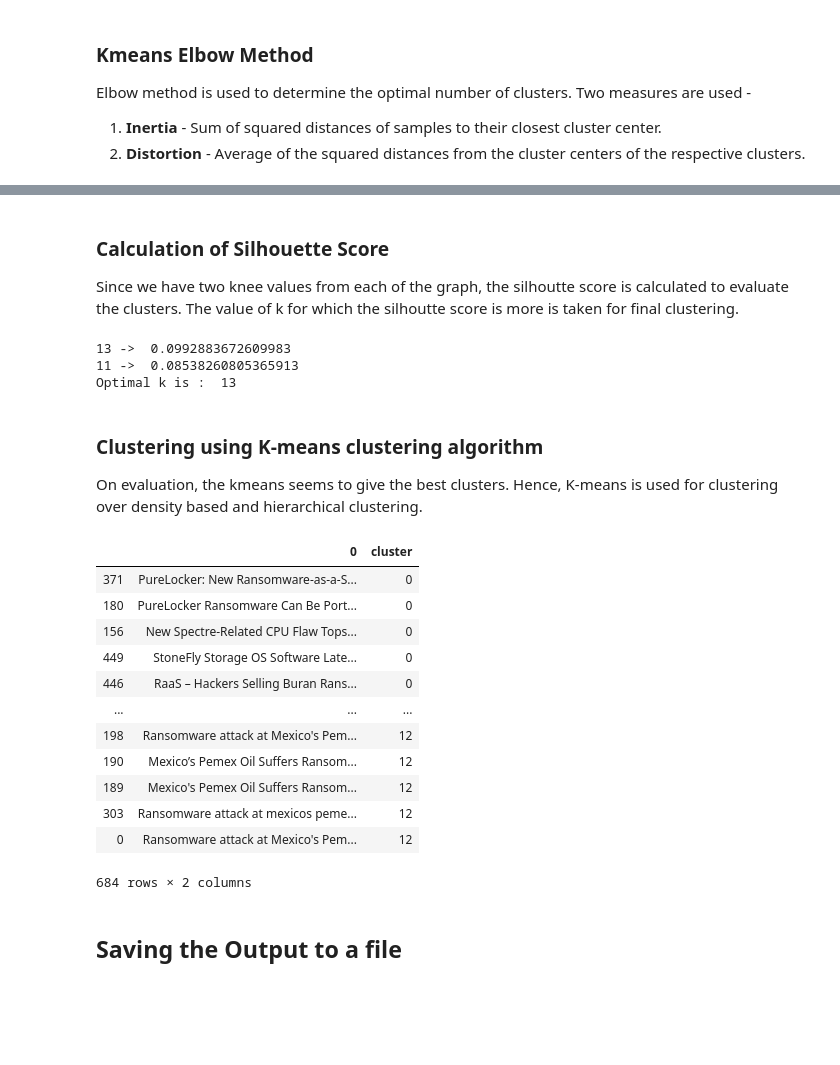
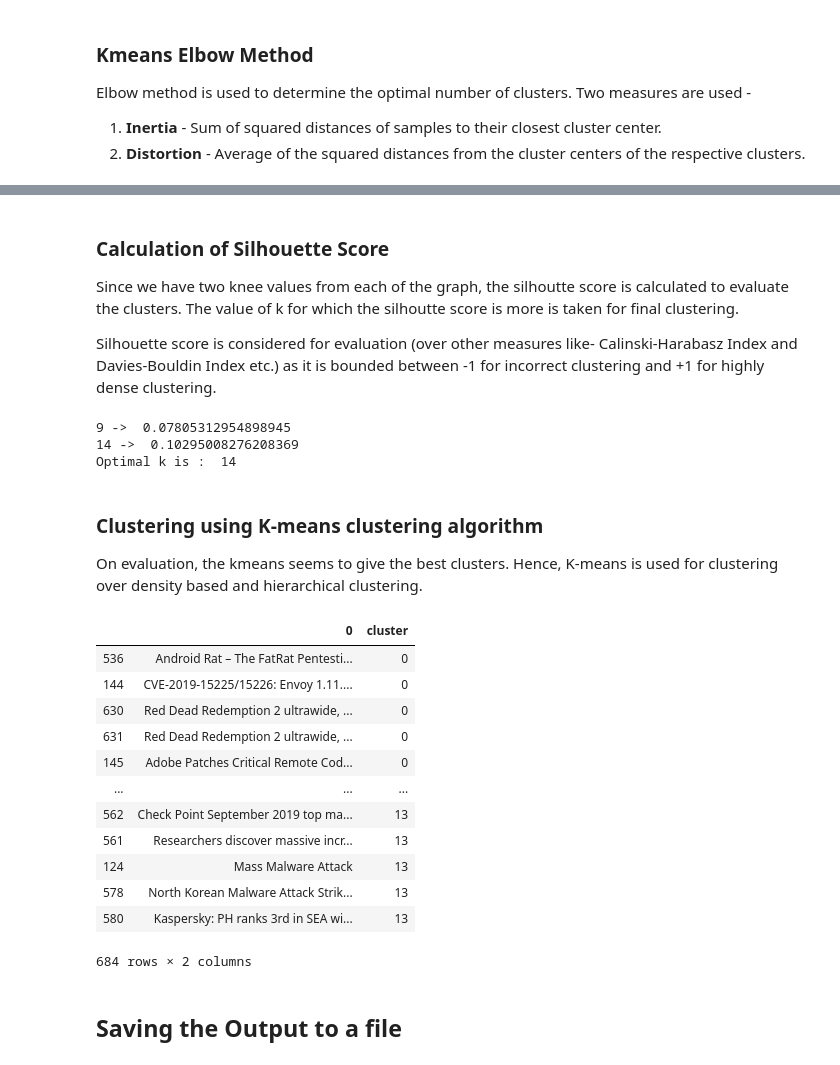
Before and after one commit to sourishsarmah/text_clustering, a Jupyter notebook: Text Clustering.ipynb, the cells around one changed output, grey strips where cells are left out. Saved outputs shown, nothing was run; the diff lists cells and outputs as text; code cells hidden in the pictures; blank space fills up the shorter version.

```diff
--- a/Text Clustering.ipynb
+++ b/Text Clustering.ipynb
@@ -140,3 +142,11 @@ From the above dendrogram, we can intuitively say that the minimum number of clu
+# %%
+import math
+
+# intuitively determined from dentrogram
+min_cluster = 4
+
+# calculate the maximum number of clusters using a general formula
+max_cluster = round(math.sqrt(len(df)/2))
 # %% [markdown]
 ## Clustering
 # %% [markdown]
@@ -150,15 +160,11 @@ from sklearn.cluster import KMeans
 import numpy as np
 from scipy.spatial.distance import cdist
 from kneed import KneeLocator
-import math
-
-# calculate the maximum number of clusters using a general formula
-max_cluster = round(math.sqrt(len(df)/2))
 
 sse = {}
 distortions = {}
 
-for k in range(5, max_cluster):
+for k in range(min_cluster, max_cluster+1):
     kmeans = KMeans(n_clusters=k).fit(X)
     clusters = kmeans.labels_
     sse[k] = kmeans.inertia_
@@ -170,7 +176,9 @@ plt.plot(list(sse.keys()), list(sse.values()))
 plt.xlabel("Number of cluster")
 plt.ylabel("SSE")
 # Find the elbow in the inertia graph
-sse_kn = KneeLocator(list(sse.keys()), list(sse.values()), curve='convex', direction='decreasing')
+sse_kn = KneeLocator(list(sse.keys()), list(sse.values()),
+                     curve='convex', direction='decreasing',
+                     interp_method='polynomial')
 plt.vlines(sse_kn.knee, plt.ylim()[0], plt.ylim()[1], linestyles='dashed')
 
 plt.subplot(2, 1, 2)
@@ -178,7 +186,9 @@ plt.plot(list(distortions.keys()), list(distortions.values()))
 plt.xlabel("Number of cluster")
 plt.ylabel("Distortion")
 # Find the elbow in the distortion graph
-dis_kn = KneeLocator(list(distortions.keys()), list(distortions.values()), curve='convex', direction='decreasing')
+dis_kn = KneeLocator(list(distortions.keys()), list(distortions.values()),
+                     curve='convex', direction='decreasing',
+                     interp_method='polynomial')
 plt.vlines(dis_kn.knee, plt.ylim()[0], plt.ylim()[1], linestyles='dashed')
 
 plt.show()
@@ -188,13 +198,15 @@ plt.show()
 ### Calculation of Silhouette Score
 
 Since we have two knee values from each of the graph, the silhoutte score is calculated to evaluate the clusters. The value of k for which the silhoutte score is more is taken for final clustering.
+
+Silhouette score is considered for evaluation (over other measures like- Calinski-Harabasz Index and Davies-Bouldin Index etc.) as it is bounded between -1 for incorrect clustering and +1 for highly dense clustering.
 # %%
 from sklearn.metrics import silhouette_score
 
 score = {}
 for k in [sse_kn.knee, dis_kn.knee]:
     try:
-        model = KMeans(n_clusters=k)
+        model = KMeans(n_clusters=k, init='k-means++')
         clusters = model.fit_predict(X)
         score[k] = silhouette_score(X.toarray(), clusters, metric='euclidean')
         print(k, '-> ', score[k])
@@ -210,32 +222,32 @@ except Exception as e:
 
 print('Optimal k is : ', k)
 # %% [output]
-13 ->  0.0992883672609983
-11 ->  0.08538260805365913
-Optimal k is :  13
+9 ->  0.07805312954898945
+14 ->  0.10295008276208369
+Optimal k is :  14
 # %% [markdown]
 ### Clustering using K-means clustering algorithm
 
 On evaluation, the kmeans seems to give the best clusters. Hence, K-means is used for clustering over density based and hierarchical clustering.
 # %%
-kmeans = KMeans(n_clusters=k)
+kmeans = KMeans(n_clusters=k, init='k-means++')
 clusters = kmeans.fit_predict(X)
 df['cluster'] = clusters
 df = df.sort_values('cluster')
 df
 # %% [output]
 |  | 0 | cluster |
-| 371 | PureLocker: New Ransomware-as-a-S... | 0 |
-| 180 | PureLocker Ransomware Can Be Port... | 0 |
-| 156 | New Spectre-Related CPU Flaw Tops... | 0 |
-| 449 | StoneFly Storage OS Software Late... | 0 |
-| 446 | RaaS – Hackers Selling Buran Rans... | 0 |
+| 536 | Android Rat – The FatRat Pentesti... | 0 |
+| 144 | CVE-2019-15225/15226: Envoy 1.11.... | 0 |
+| 630 | Red Dead Redemption 2 ultrawide, ... | 0 |
+| 631 | Red Dead Redemption 2 ultrawide, ... | 0 |
+| 145 | Adobe Patches Critical Remote Cod... | 0 |
 | ... | ... | ... |
-| 198 | Ransomware attack at Mexico's Pem... | 12 |
-| 190 | Mexico’s Pemex Oil Suffers Ransom... | 12 |
-| 189 | Mexico's Pemex Oil Suffers Ransom... | 12 |
-| 303 | Ransomware attack at mexicos peme... | 12 |
-| 0 | Ransomware attack at Mexico's Pem... | 12 |
+| 562 | Check Point September 2019 top ma... | 13 |
+| 561 | Researchers discover massive incr... | 13 |
+| 124 | Mass Malware Attack | 13 |
+| 578 | North Korean Malware Attack Strik... | 13 |
+| 580 | Kaspersky: PH ranks 3rd in SEA wi... | 13 |
 684 rows × 2 columns
 # %% [markdown]
 ## Saving the Output to a file
```
Also changed, not shown: parts of 4 cells of this notebook, 1 other file.
